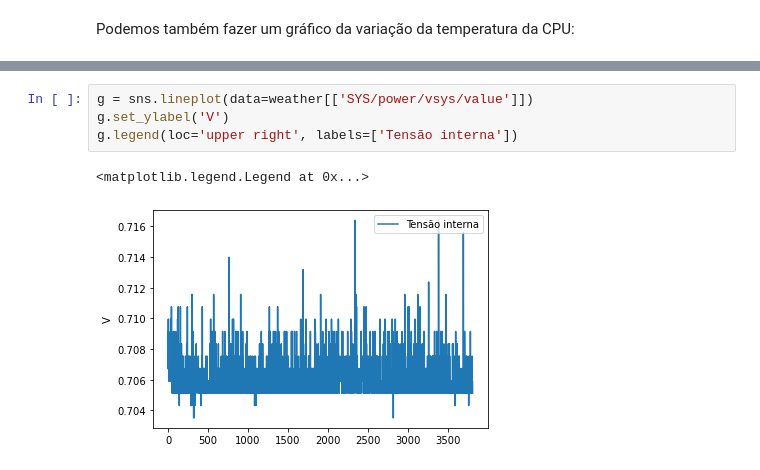
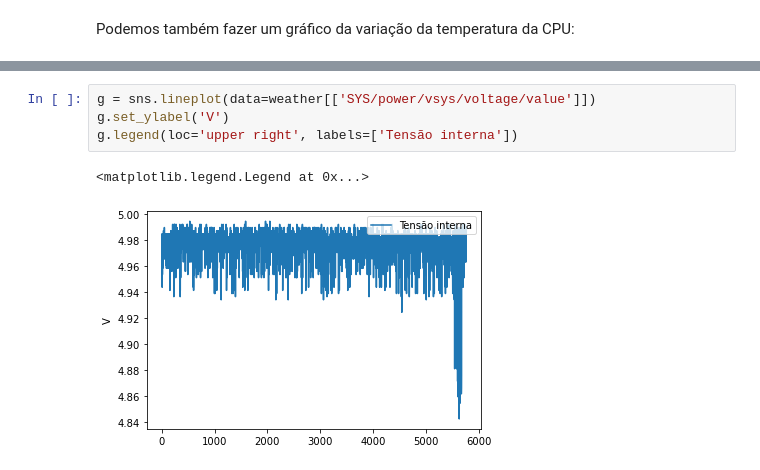
Before and after one commit to open-weather-iot/owi-client-examples, a Jupyter notebook: examples/python-experiments.ipynb, the cells around one changed output, grey strips where cells are left out. Cells and saved outputs as stored; diff of their text form.

```diff
--- a/examples/python-experiments.ipynb
+++ b/examples/python-experiments.ipynb
@@ -108,7 +109,7 @@ g.legend(loc='upper right', labels=['Temperatura da CPU'])
 # %%
-g = sns.lineplot(data=weather[['SYS/power/vsys/value']])
+g = sns.lineplot(data=weather[['SYS/power/vsys/voltage/value']])
 g.set_ylabel('V')
 g.legend(loc='upper right', labels=['Tensão interna'])
 # %% [output]
 <matplotlib.legend.Legend at 0x...>
-[figure, old version]
+[figure, new version]
```
Also changed, not shown: parts of 9 cells of this notebook, 1 other file.
